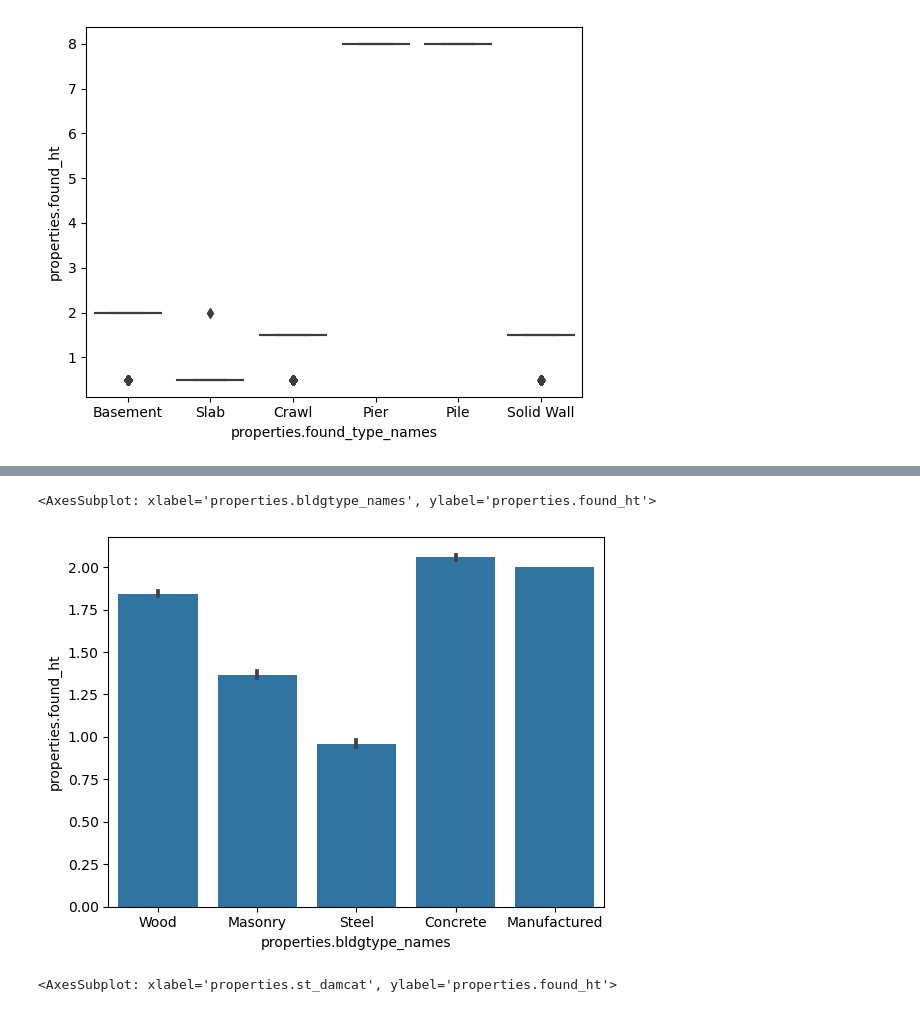
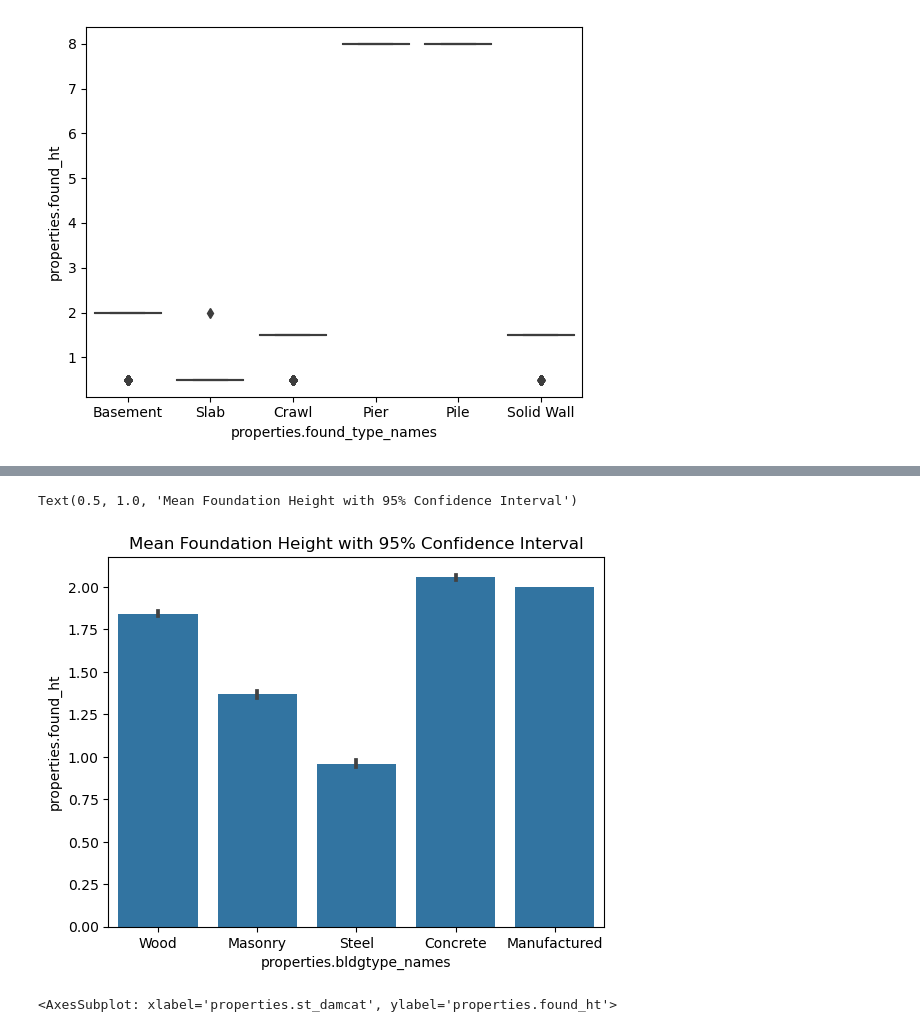
Before and after one commit to mebauer/national-structure-inventory-examples, a Jupyter notebook: analysis-examples.ipynb, the cells around one changed output, grey strips where cells are left out. Drawn from its saved outputs; the diff is of its cells as text; code cells hidden in the pictures.

```diff
--- a/analysis-examples.ipynb
+++ b/analysis-examples.ipynb
@@ -803,13 +818,15 @@ sns.boxplot(
 # %%
 sns.barplot(
     data=df,
     x="properties.bldgtype_names",
     y="properties.found_ht",
     color="C0"
 )
+
+plt.title('Mean Foundation Height with 95% Confidence Interval')
 # %% [output]
-<AxesSubplot: xlabel='properties.bldgtype_names', ylabel='properties.found_ht'>
+Text(0.5, 1.0, 'Mean Foundation Height with 95% Confidence Interval')
-[figure, old version]
+[figure, new version]
 # %%
 sns.boxplot(
     data=df,
```
Also changed, not shown: parts of 24 cells of this notebook, 1 other file.
